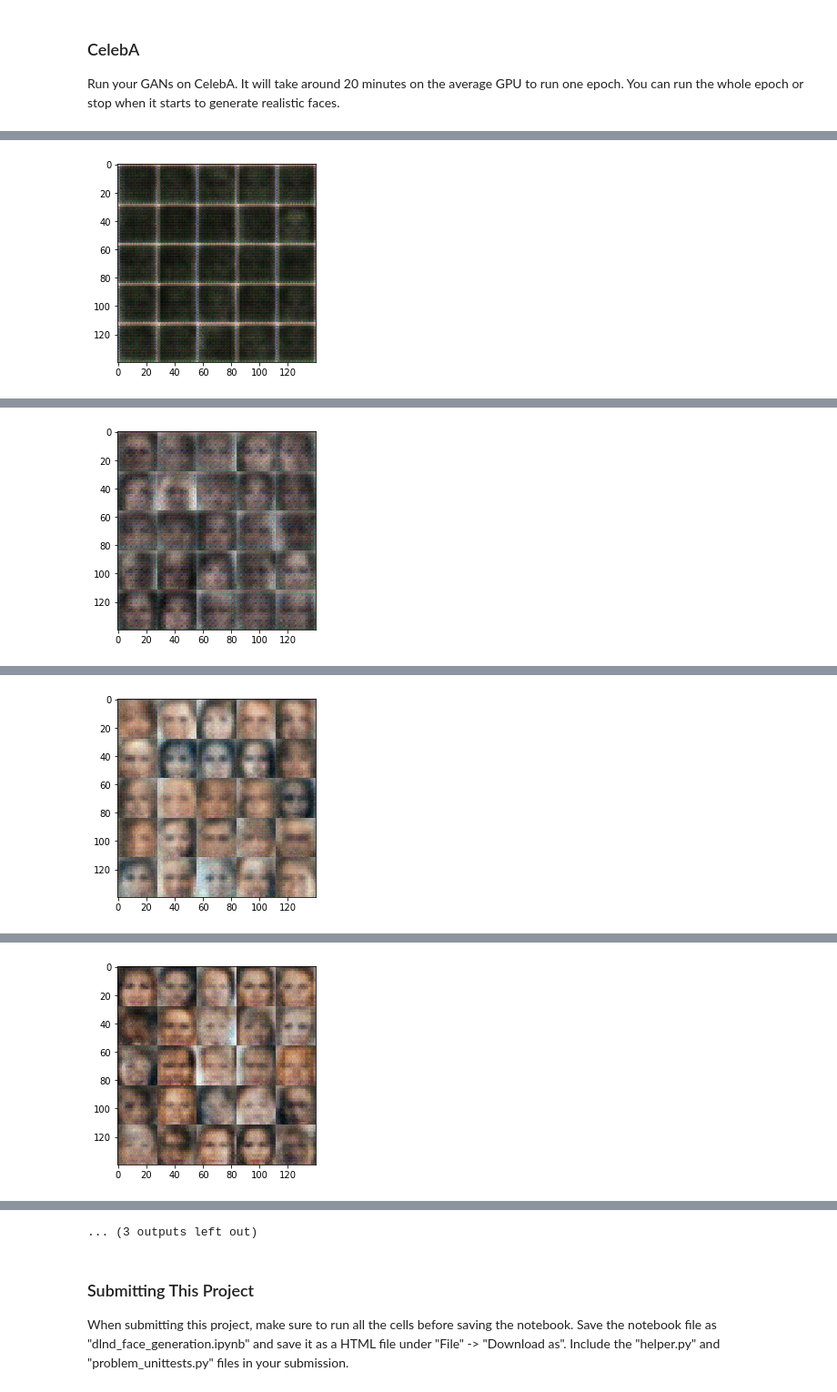
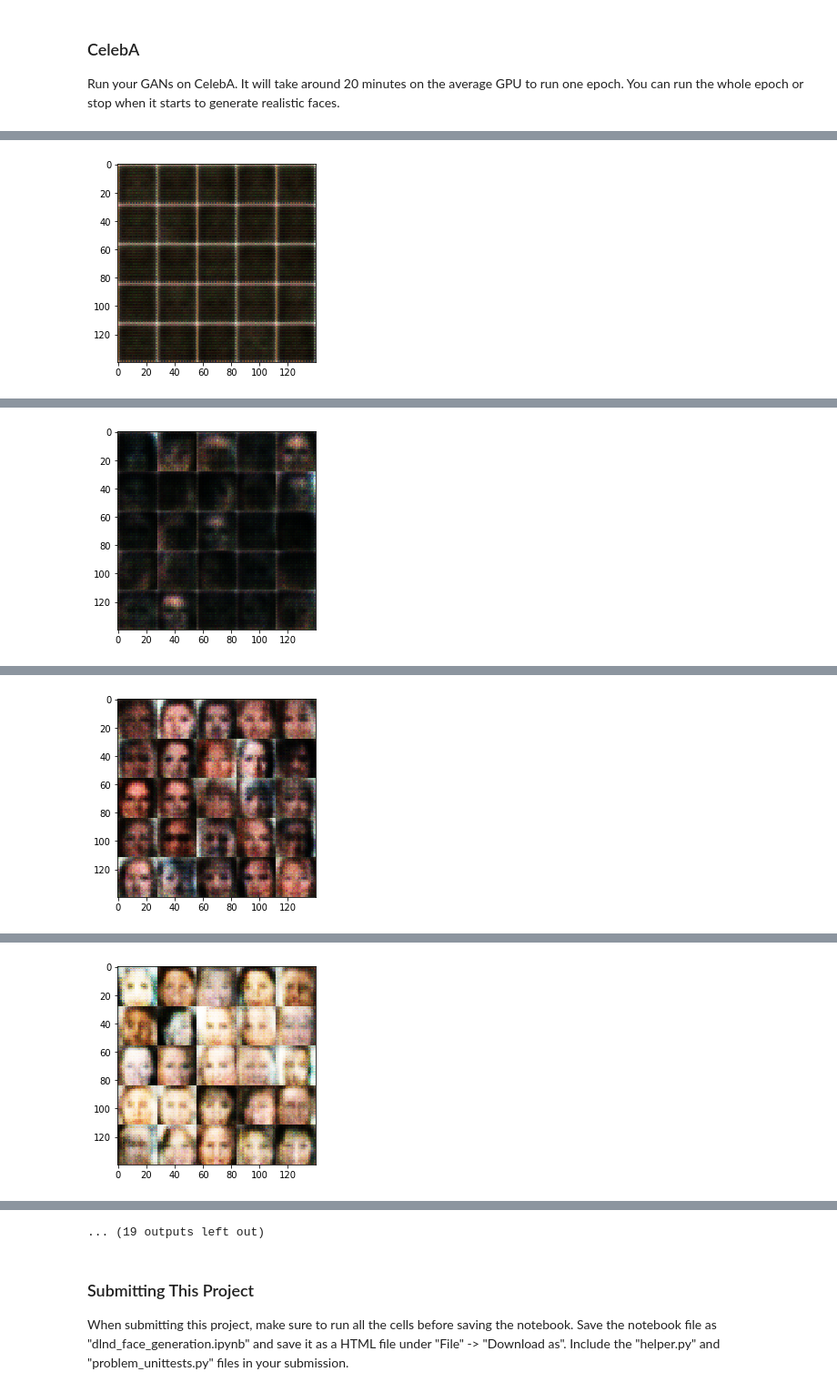
Before and after one commit to flamoedo/face-generation, a Jupyter notebook: dlnd_face_generation.ipynb, the cells around one changed output, grey strips where cells are left out. Shown at 91% size. Saved outputs shown, nothing was run; the diff lists cells and outputs as text; code cells hidden in the pictures.

```diff
--- a/dlnd_face_generation.ipynb
+++ b/dlnd_face_generation.ipynb
@@ -135,7 +135,7 @@ Tests Passed
 ### Discriminator
 Implement `discriminator` to create a discriminator neural network that discriminates on `images`.  This function should be able to reuse the variables in the neural network.  Use [`tf.variable_scope`](https://www.tensorflow.org/api_docs/python/tf/variable_scope) with a scope name of "discriminator" to allow the variables to be reused.  The function should return a tuple of (tensor output of the discriminator, tensor logits of the discriminator).
 # %%
-def discriminator(images, reuse=False):
+def discriminator(images, reuse=False, alpha = 0.2):
     """
     Create the discriminator network
     :param images: Tensor of input image(s)
@@ -144,7 +144,6 @@ def discriminator(images, reuse=False):
     """
     # TODO: Implement Function
 
-    alpha = 0.2
     x = images
 
     with tf.variable_scope('discriminator', reuse=reuse):
@@ -181,7 +180,7 @@ Tests Passed
 ### Generator
 Implement `generator` to generate an image using `z`. This function should be able to reuse the variables in the neural network.  Use [`tf.variable_scope`](https://www.tensorflow.org/api_docs/python/tf/variable_scope) with a scope name of "generator" to allow the variables to be reused. The function should return the generated 28 x 28 x `out_channel_dim` images.
 # %%
-def generator(z, out_channel_dim, is_train=True):
+def generator(z, out_channel_dim, is_train=True, alpha=0.2):
     """
     Create the generator network
     :param z: Input z
@@ -189,7 +188,6 @@ def generator(z, out_channel_dim, is_train=True):
     :param is_train: Boolean if generator is being used for training
     :return: The tensor output of the generator
     """
-    alpha=0.2
 
     # TODO: Implement Function
     with tf.variable_scope('generator', reuse=not is_train):
@@ -365,7 +363,7 @@ def train(epoch_count, batch_size, z_dim, learning_rate, beta1, get_batches, dat
         sess.run(tf.global_variables_initializer())
         for epoch_i in range(epoch_count):
             for batch_images in get_batches(batch_size):
-                x = batch_images
+                x = batch_images * 2
                 steps += 1
 
                 # Sample random noise for G
@@ -483,10 +481,10 @@ Epoch 1/2... Discriminator Loss: 0.5118... Generator Loss: 2.0481
 ### CelebA
 Run your GANs on CelebA.  It will take around 20 minutes on the average GPU to run one epoch.  You can run the whole epoch or stop when it starts to generate realistic faces.
 # %%
-batch_size = 256
+batch_size = 128
 z_dim = 100
 learning_rate = 0.0001
-beta1 = 0.3
+beta1 = 0.5
 
 
 """
@@ -512 +510 @@ Epoch 1/1... Discriminator Loss: 1.2585... Generator Loss: 1.6105
-[figure, old version]
+[figure, new version]
@@ -523 +521 @@ Epoch 1/1... Discriminator Loss: 0.7960... Generator Loss: 1.8282
-[figure, old version]
+[figure, new version]
@@ -534 +532 @@ Epoch 1/1... Discriminator Loss: 1.8374... Generator Loss: 0.2896
-[figure, old version]
+[figure, new version]
@@ -545 +543 @@ Epoch 1/1... Discriminator Loss: 0.8275... Generator Loss: 1.0460
-[figure, old version]
+[figure, new version]
@@ -568,4 +566,4 @@ Epoch 1/1... Discriminator Loss: 0.8411... Generator Loss: 5.2255
-... (3 outputs left out)
+... (19 outputs left out)
 # %% [markdown]
 ### Submitting This Project
 When submitting this project, make sure to run all the cells before saving the notebook. Save the notebook file as "dlnd_face_generation.ipynb" and save it as a HTML file under "File" -> "Download as". Include the "helper.py" and "problem_unittests.py" files in your submission.
```
Also changed, not shown: parts of 2 cells of this notebook, 1 other file.
